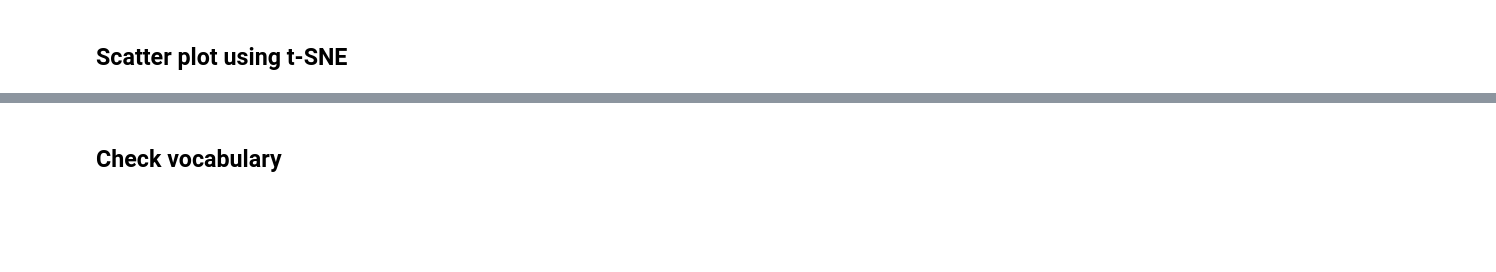
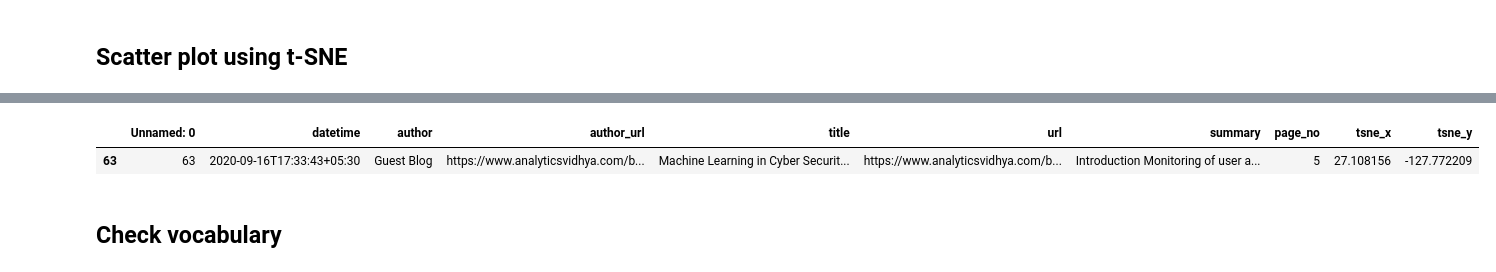
Before and after one commit to sanjaydasgupta/data-mining-of-website-articles, a Jupyter notebook: ml-blogs-eda.ipynb, the cells around one changed output, grey strips where cells are left out. Cells and saved outputs as stored; diff of their text form; code cells hidden in the pictures; blank space fills up the shorter version.

```diff
--- a/ml-blogs-eda.ipynb
+++ b/ml-blogs-eda.ipynb
@@ -69,3 +110,8 @@ scatter(df3, 3)
+# %%
+df2.query("tsne_y < -120")
+# %% [output]
+|  | Unnamed: 0 | datetime | author | author_url | title | url | summary | page_no | tsne_x | tsne_y |
+| 63 | 63 | 2020-09-16T17:33:43+05:30 | Guest Blog | https://www.analyticsvidhya.com/b... | Machine Learning in Cyber Securit... | https://www.analyticsvidhya.com/b... | Introduction Monitoring of user a... | 5 | 27.108156 | -127.772209 |
 # %% [markdown]
 ## Check vocabulary
 # %%
```
Also changed, not shown: parts of 22 cells of this notebook.
